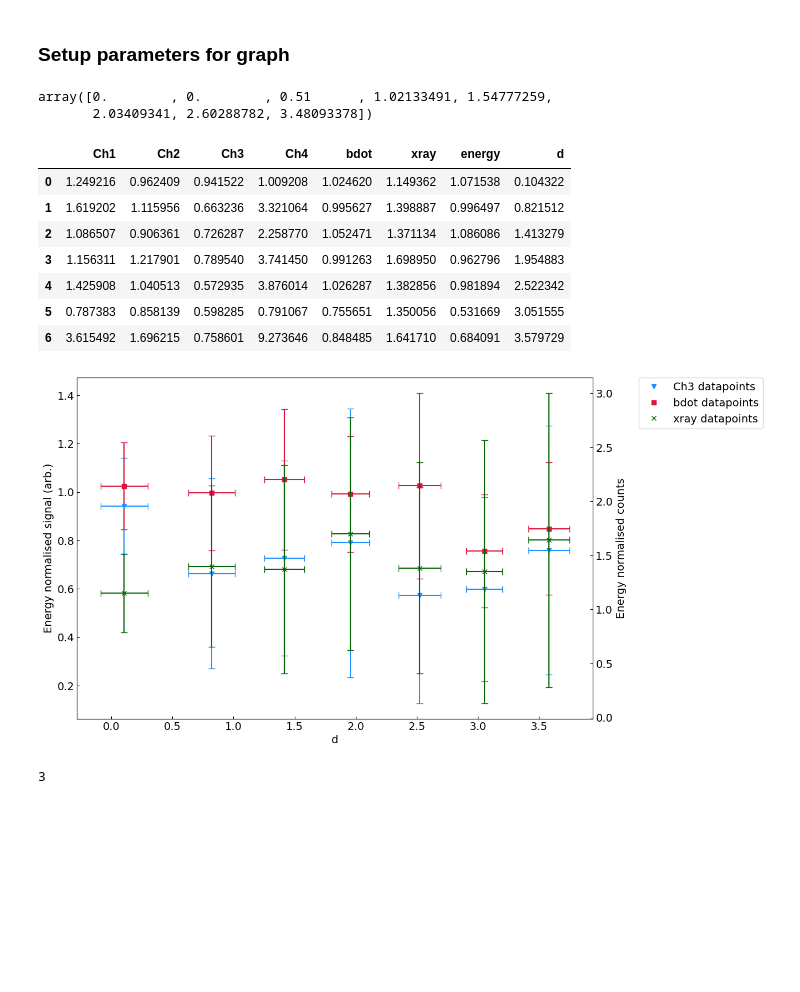
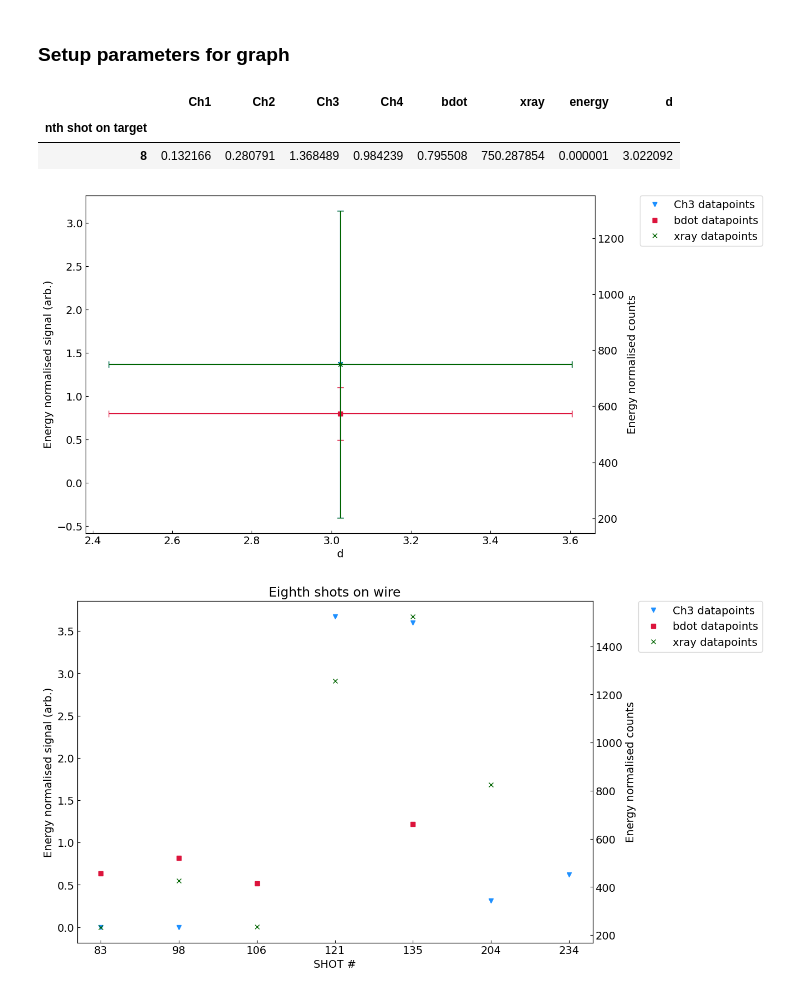
Before and after one commit to Jammi-Dodgers/celia_analysis, a Jupyter notebook: focus_scan_analysis.ipynb, the cells around one changed output. Cells and saved outputs as stored; diff of their text form; code cells hidden in the pictures; blank space fills up the shorter version.

Commit message:
created shot no. vs signal graphs

```diff
--- a/focus_scan_analysis.ipynb
+++ b/focus_scan_analysis.ipynb
@@ -45,6 +45,7 @@ shotsheet["d"] = np.linalg.norm(shotsheet[["relative X", "relative Z"]], axis= 1
 shotsheet = shotsheet[shotsheet["Type"] == "wire"]
 shotsheet = shotsheet[shotsheet["Material"] == "Cu"]
 shotsheet = shotsheet[shotsheet["Length(mm)"] == 8]
+shotsheet = shotsheet[shotsheet["nth shot on target"] == 8]
 
 shotsheet.describe()
 # %% [output]
@@ -152,7 +153,7 @@ shotsheet.describe()
 diags = list(diagnostics)
 
 shotsheet[diags] = (shotsheet[diags].values.T /shotsheet["Laser Energy (before comp) [J]"].values).T # normalise for laser energy
-shotsheet[diags] = shotsheet.groupby('TARGET NUMBER')[diags].transform(lambda x: x /x.iloc[0]) # normalise to first shot on target
+#shotsheet[diags] = shotsheet.groupby('TARGET NUMBER')[diags].transform(lambda x: x /x.iloc[0]) # normalise to first shot on target
 #shotsheet[diags] = shotsheet[diags] /shotsheet[diags].mean()
 shotsheet = shotsheet.replace([-np.inf, np.inf], np.nan) # infs are invalid. I think there were some div 0 errors when normalising to the first shot on target.
 
@@ -223,18 +204,11 @@ xaxis = "d"
 
 model= cf.polynomial
-# %%
-x= shotsheet["d"]
-x= x[~np.isnan(x)]
-np.sort(x)[::len(x)//7]
-# %% [output]
-array([0.        , 0.        , 0.51      , 1.02133491, 1.54777259,
-       2.03409341, 2.60288782, 3.48093378])
 # %%
 scatter_points = pd.DataFrame(columns= [*diagnostics, "d"])
 scatter_error = pd.DataFrame(columns= [*diagnostics, "d"])
 
-#scatter_points = shotsheet.groupby('nth shot on target')[[*diagnostics, "d"]].mean()
-#scatter_error = shotsheet.groupby('nth shot on target')[[*diagnostics, "d"]].std()
+scatter_points = shotsheet.groupby('nth shot on target')[[*diagnostics, "d"]].mean()
+scatter_error = shotsheet.groupby('nth shot on target')[[*diagnostics, "d"]].std()
 
 def binned_mean(y, x, function):
     means = []
@@ -245,55 +219,84 @@ def binned_mean(y, x, function):
         means = means + [mean]
     return means
 
-scatter_points = shotsheet[[*diagnostics, "d"]].apply(binned_mean, x= shotsheet["d"], function= np.mean) # df.apply is very fussy. be careful which function to use with it.
-scatter_error = shotsheet[[*diagnostics, "d"]].apply(binned_mean, x= shotsheet["d"], function= np.std)
+#scatter_points = shotsheet[[*diagnostics, "d"]].apply(binned_mean, x= shotsheet["d"], function= np.mean) # df.apply is very fussy. be careful which function to use with it.
+#scatter_error = shotsheet[[*diagnostics, "d"]].apply(binned_mean, x= shotsheet["d"], function= np.std)
 
 scatter_points
 # %% [output]
 |  | Ch1 | Ch2 | Ch3 | Ch4 | bdot | xray | energy | d |
-| 0 | 1.249216 | 0.962409 | 0.941522 | 1.009208 | 1.024620 | 1.149362 | 1.071538 | 0.104322 |
-| 1 | 1.619202 | 1.115956 | 0.663236 | 3.321064 | 0.995627 | 1.398887 | 0.996497 | 0.821512 |
-| 2 | 1.086507 | 0.906361 | 0.726287 | 2.258770 | 1.052471 | 1.371134 | 1.086086 | 1.413279 |
-| 3 | 1.156311 | 1.217901 | 0.789540 | 3.741450 | 0.991263 | 1.698950 | 0.962796 | 1.954883 |
-| 4 | 1.425908 | 1.040513 | 0.572935 | 3.876014 | 1.026287 | 1.382856 | 0.981894 | 2.522342 |
-| 5 | 0.787383 | 0.858139 | 0.598285 | 0.791067 | 0.755651 | 1.350056 | 0.531669 | 3.051555 |
-| 6 | 3.615492 | 1.696215 | 0.758601 | 9.273646 | 0.848485 | 1.641710 | 0.684091 | 3.579729 |
+| nth shot on target |  |  |  |  |  |  |  |  |
+| 8 | 0.132166 | 0.280791 | 1.368489 | 0.984239 | 0.795508 | 750.287854 | 0.000001 | 3.022092 |
 # %%
 fig, axs = plt.subplots(1, 1, figsize= (12,8))
 handles = {}
 
 def plot_diagnostic(diagnostic, ax):
-    ax.errorbar(scatter_points[xaxis],
+    ax.errorbar(scatter_points["d"],
                         scatter_points[diagnostic],
-                        xerr= scatter_error[xaxis],
+                        xerr= scatter_error["d"],
                         yerr= scatter_error[diagnostic],
                         color= formatting[diagnostic]["colour"],
                         linestyle= "None",
                         capsize= 4,
                         marker= formatting[diagnostic]["marker"],
                         label= "{0:} datapoints".format(diagnostic))
 
 for diagnostic in ["Ch3","bdot"]:
     plot_diagnostic(diagnostic, axs)
 
 twinax = axs.twinx()
 for diagnostic in ["xray"]:
     plot_diagnostic(diagnostic, twinax)
 
 handles, labels = zip(axs.get_legend_handles_labels(), twinax.get_legend_handles_labels())
 
-axs.set(xlabel= xaxis,
+axs.set(xlabel= "d",
         ylabel= "Energy normalised signal (arb.)")
 twinax.set(ylabel= "Energy normalised counts")
 
 handles = cf.flatten_list(handles)[::7]
 labels = cf.flatten_list(labels)
 axs.legend(handles, labels, loc= "upper right", bbox_to_anchor= (1.34, 1.015)) # loc fixes the location of the legend.
 
 plt.show()
 # %% [output]
-[figure, old version]
+[figure, new version]
-# %%
-len(handles)
-# %% [output]
-3
+# %%
+fig, axs = plt.subplots(1, 1, figsize= (12,8))
+handles = {}
+
+def plot_diagnostic(diagnostic, ax):
+    ax.plot(shotsheet[xaxis].astype(int).astype(str),
+            shotsheet[diagnostic],
+            color= formatting[diagnostic]["colour"],
+            linestyle= "None",
+            marker= formatting[diagnostic]["marker"],
+            label= "{0:} datapoints".format(diagnostic))
+
+for diagnostic in ["Ch3","bdot"]:
+    plot_diagnostic(diagnostic, axs)
+
+twinax = axs.twinx()
+for diagnostic in ["xray"]:
+    plot_diagnostic(diagnostic, twinax)
+
+handles, labels = zip(axs.get_legend_handles_labels(), twinax.get_legend_handles_labels())
+
+axs.set(xlabel= xaxis,
+        ylabel= "Energy normalised signal (arb.)",
+        title= "Eighth shots on wire")
+twinax.set(ylabel= "Energy normalised counts")
+
+fig.canvas.draw()
+xticks = np.array([item.get_text() for item in axs.get_xticklabels()])
+#xticks[::2] = ""
+axs.set_xticklabels(xticks)
+
+handles = cf.flatten_list(handles)
+labels = cf.flatten_list(labels)
+axs.legend(handles, labels, loc= "upper right", bbox_to_anchor= (1.34, 1.015)) # loc fixes the location of the legend.
+
+plt.show()
+# %% [output]
+[figure, added]
```
Also changed, not shown: parts of 7 cells of this notebook, 9 other files.
